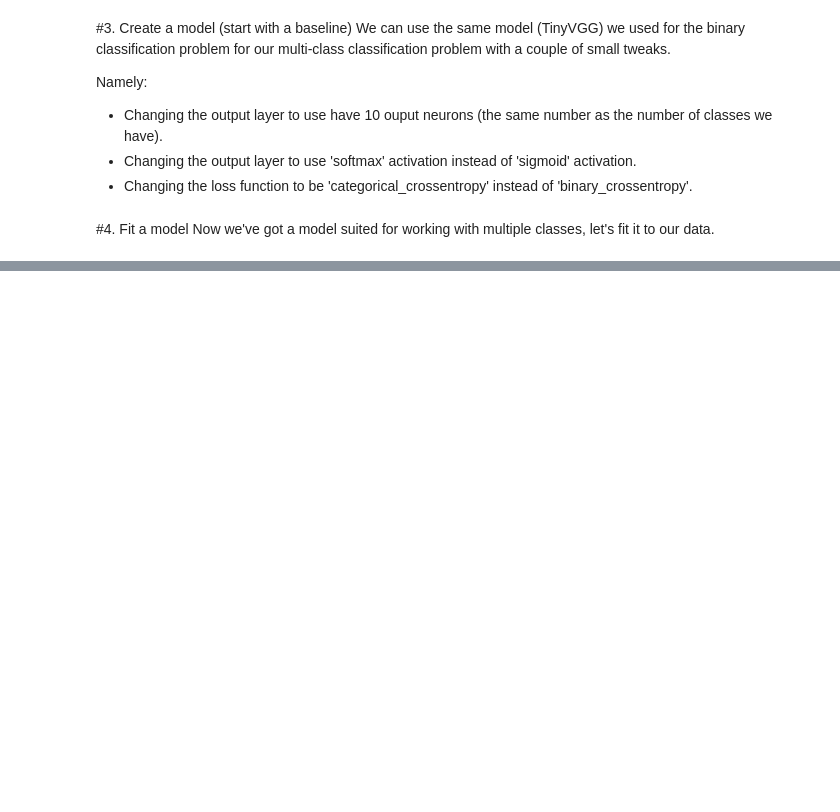
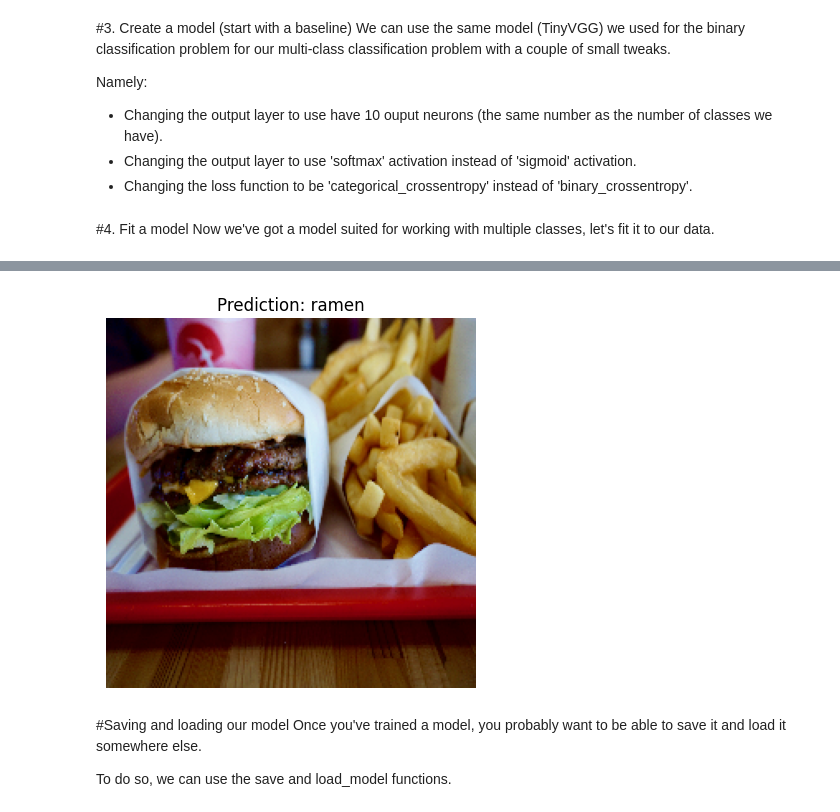
Before and after one commit to Reuben-Stephen-John/ML-Notebooks, a Jupyter notebook: TensorFlow/03_convolutional_neural_networks_in_tensorflow.ipynb, the cells around one changed output, grey strips where cells are left out. Cells and saved outputs as stored; diff of their text form; code cells hidden in the pictures; blank space fills up the shorter version.

```diff
--- a/TensorFlow/03_convolutional_neural_networks_in_tensorflow.ipynb
+++ b/TensorFlow/03_convolutional_neural_networks_in_tensorflow.ipynb
@@ -930,0 +1143,4 @@ Epoch 1/3
+# %%
+
+pred_and_plot(model_11, "03-hamburger.jpeg", class_names)
+# %% [output]
@@ -930,0 +1148,6 @@ Epoch 1/3
+[figure, added]
+# %% [markdown]
+#Saving and loading our model
+Once you've trained a model, you probably want to be able to save it and load it somewhere else.
+
+To do so, we can use the save and load_model functions.
```
Also changed, not shown: parts of 27 cells of this notebook.
